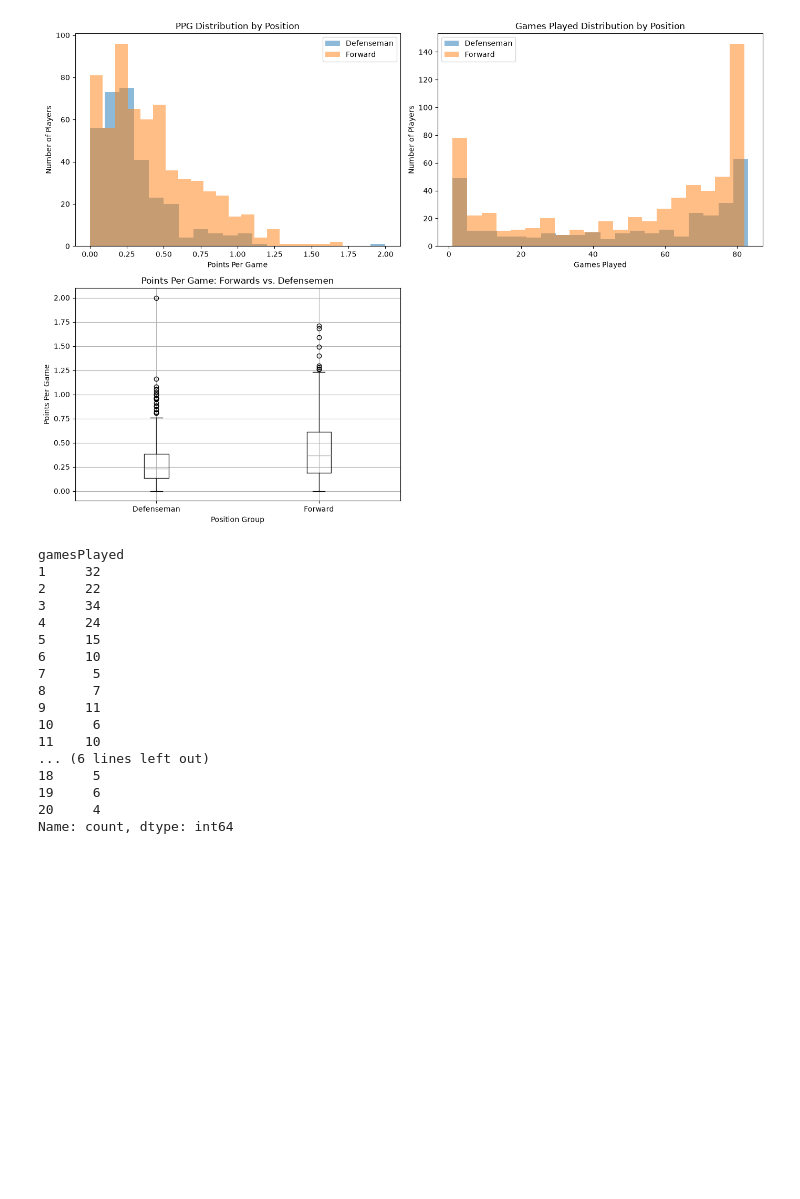
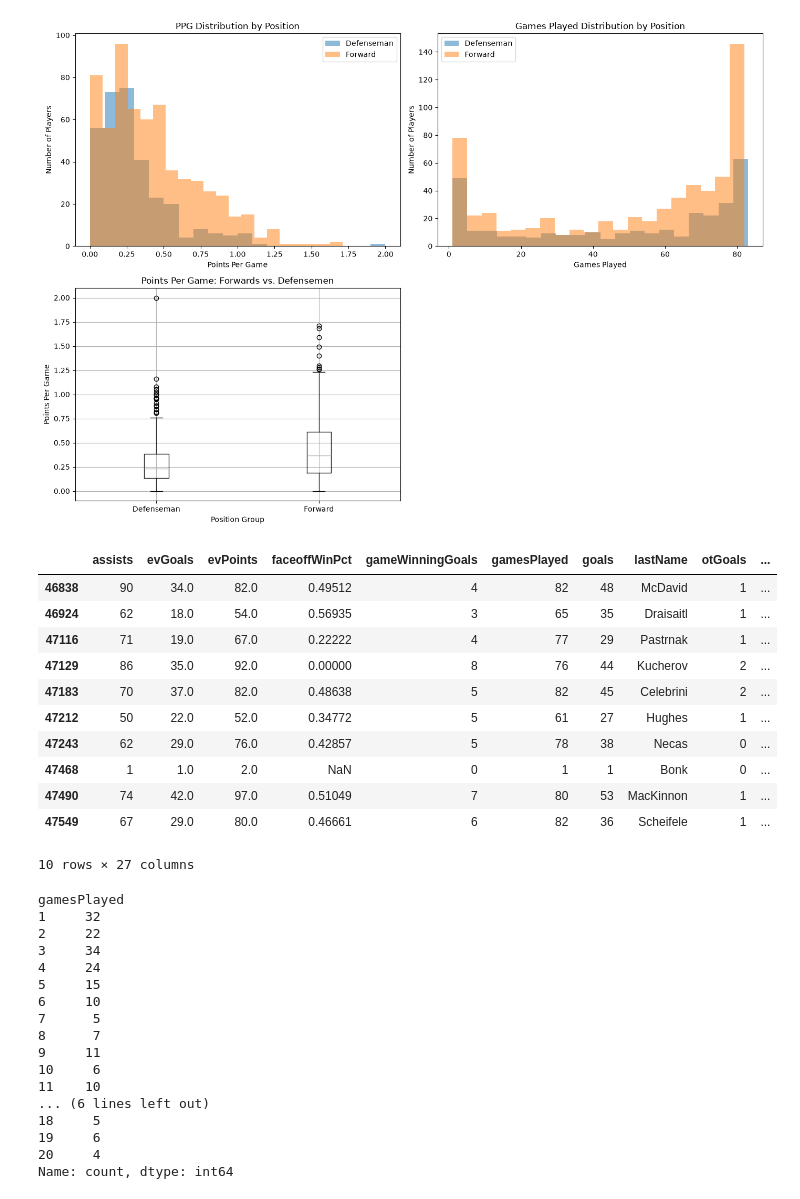
Before and after one commit to natashk/NHL, a Jupyter notebook: data_analysis/forward_defence.ipynb, the cells around one changed output. Drawn from its saved outputs; the diff is of its cells as text; code cells hidden in the pictures; blank space fills up the shorter version.

```diff
--- a/data_analysis/forward_defence.ipynb
+++ b/data_analysis/forward_defence.ipynb
@@ -150,4 +157,19 @@ plt.tight_layout()
 plt.show()
 # %% [output]
 [figure]
+# %%
+df_2526[df_2526["pointsPerGame"] > 1.24]
+# %% [output]
+|  | assists | evGoals | evPoints | faceoffWinPct | gameWinningGoals | gamesPlayed | goals | lastName | otGoals | ... |
+| 46838 | 90 | 34.0 | 82.0 | 0.49512 | 4 | 82 | 48 | McDavid | 1 | ... |
+| 46924 | 62 | 18.0 | 54.0 | 0.56935 | 3 | 65 | 35 | Draisaitl | 1 | ... |
+| 47116 | 71 | 19.0 | 67.0 | 0.22222 | 4 | 77 | 29 | Pastrnak | 1 | ... |
+| 47129 | 86 | 35.0 | 92.0 | 0.00000 | 8 | 76 | 44 | Kucherov | 2 | ... |
+| 47183 | 70 | 37.0 | 82.0 | 0.48638 | 5 | 82 | 45 | Celebrini | 2 | ... |
+| 47212 | 50 | 22.0 | 52.0 | 0.34772 | 5 | 61 | 27 | Hughes | 1 | ... |
+| 47243 | 62 | 29.0 | 76.0 | 0.42857 | 5 | 78 | 38 | Necas | 0 | ... |
+| 47468 | 1 | 1.0 | 2.0 | NaN | 0 | 1 | 1 | Bonk | 0 | ... |
+| 47490 | 74 | 42.0 | 97.0 | 0.51049 | 7 | 80 | 53 | MacKinnon | 1 | ... |
+| 47549 | 67 | 29.0 | 80.0 | 0.46661 | 6 | 82 | 36 | Scheifele | 1 | ... |
+10 rows × 27 columns
 # %%
```
Also changed, not shown: parts of 21 cells of this notebook.
